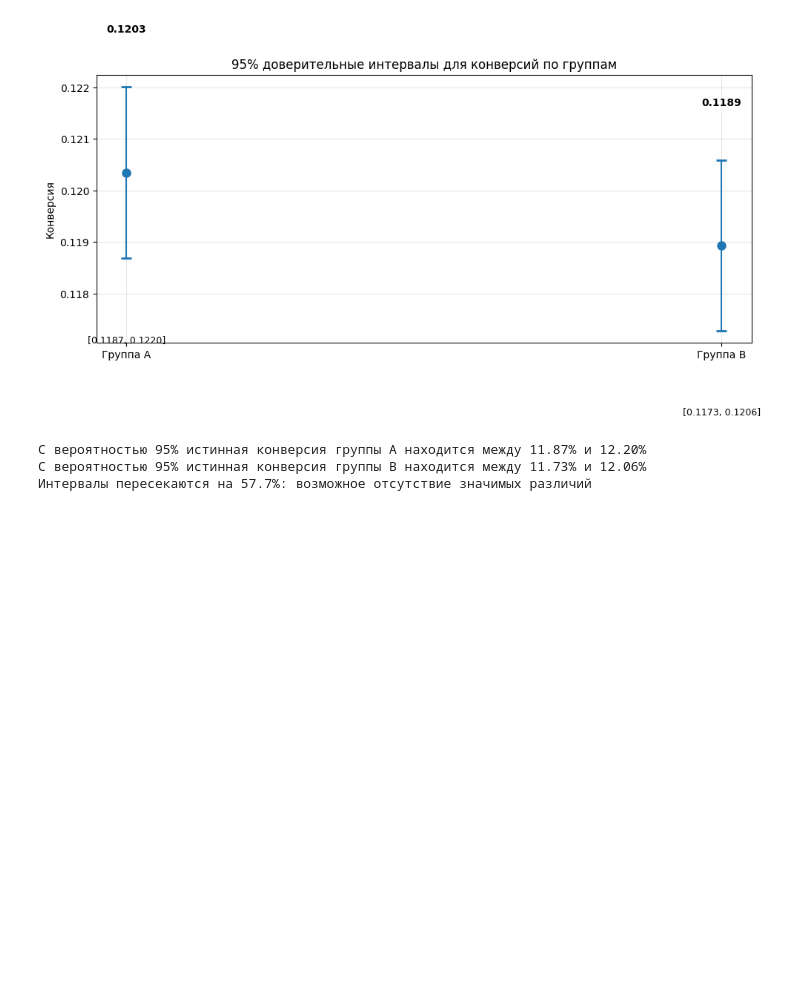
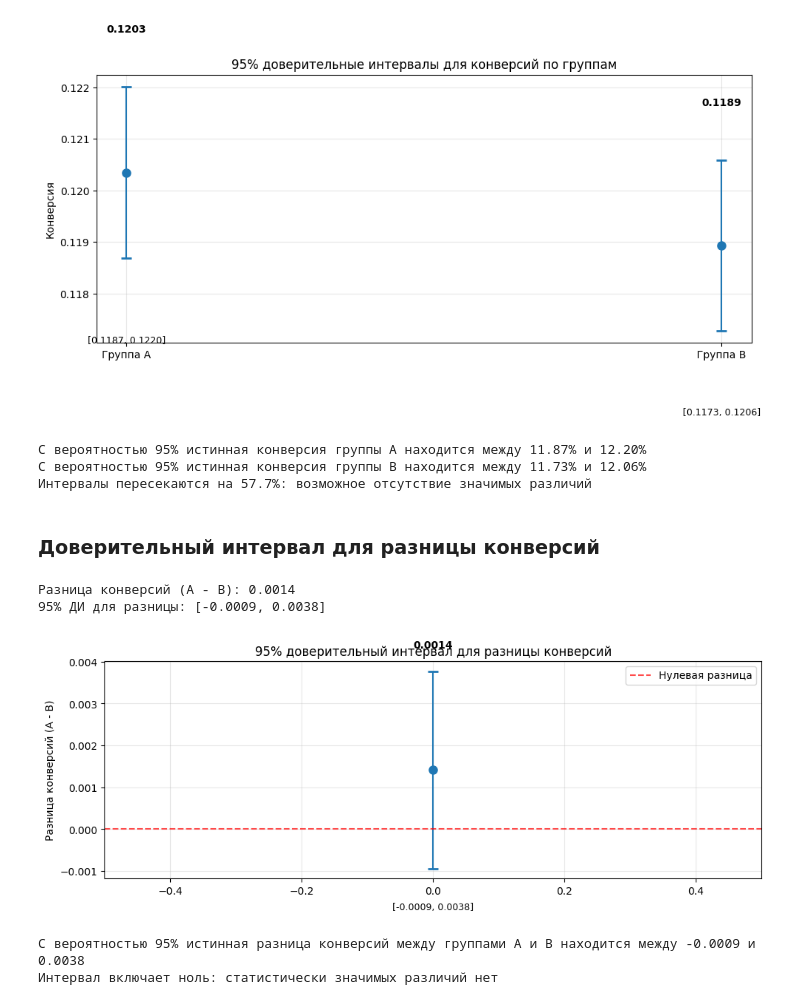
Before and after one commit to UlyanaGru/ab_testng, a Jupyter notebook: ab_testing.ipynb, the cells around one changed output. Saved outputs shown, nothing was run; the diff lists cells and outputs as text; code cells hidden in the pictures; blank space fills up the shorter version.

Commit message:
interval for diff conver-s

```diff
--- a/ab_testing.ipynb
+++ b/ab_testing.ipynb
@@ -919,3 +919,46 @@ else:
 С вероятностью 95% истинная конверсия группы A находится между 11.87% и 12.20%
 С вероятностью 95% истинная конверсия группы B находится между 11.73% и 12.06%
 Интервалы пересекаются на 57.7%: возможное отсутствие значимых различий
+# %% [markdown]
+### Доверительный интервал для разницы конверсий
+# %%
+#Разница конверсий
+diff = p_a - p_b
+#Стандартная ошибка разницы
+se_diff = np.sqrt(p_a*(1-p_a)/nobs_a + p_b*(1-p_b)/nobs_b)
+#95% ДИ для разницы
+ci_diff_low = diff - 1.96 * se_diff
+ci_diff_high = diff + 1.96 * se_diff
+print(f"Разница конверсий (A - B): {diff:.4f}")
+print(f"95% ДИ для разницы: [{ci_diff_low:.4f}, {ci_diff_high:.4f}]")
+#Визуализация доверительного интервала разницы
+plt.figure(figsize=(10, 4))
+plt.errorbar(0, diff, yerr=[[abs(diff - ci_diff_low)], [abs(ci_diff_high - diff)]],
+             fmt='o', capsize=5, capthick=2, markersize=8)
+plt.axhline(y=0, color='red', linestyle='--', alpha=0.7, label='Нулевая разница')
+plt.xlim(-0.5, 0.5)
+plt.ylabel('Разница конверсий (A - B)')
+plt.title('95% доверительный интервал для разницы конверсий')
+plt.grid(True, alpha=0.3)
+plt.legend()
+#Добавляем числовые значения
+plt.text(0, ci_diff_high + 0.0005, f'{diff:.4f}', ha='center', va='bottom', fontweight='bold')
+plt.text(0, ci_diff_low - 0.0008, f'[{ci_diff_low:.4f}, {ci_diff_high:.4f}]',
+         ha='center', va='top', fontsize=9)
+plt.tight_layout()
+plt.show()
+#Интерпретация
+print(f"С вероятностью 95% истинная разница конверсий между группами A и B "
+      f"находится между {ci_diff_low:.4f} и {ci_diff_high:.4f}")
+if ci_diff_low > 0:
+    print("Весь интервал выше нуля: группа A статистически значимо лучше")
+elif ci_diff_high < 0:
+    print("Весь интервал ниже нуля: группа B статистически значимо лучше")
+else:
+    print("Интервал включает ноль: статистически значимых различий нет")
+# %% [output]
+Разница конверсий (A - B): 0.0014
+95% ДИ для разницы: [-0.0009, 0.0038]
+[figure, added]
+С вероятностью 95% истинная разница конверсий между группами A и B находится между -0.0009 и 0.0038
+Интервал включает ноль: статистически значимых различий нет
```
